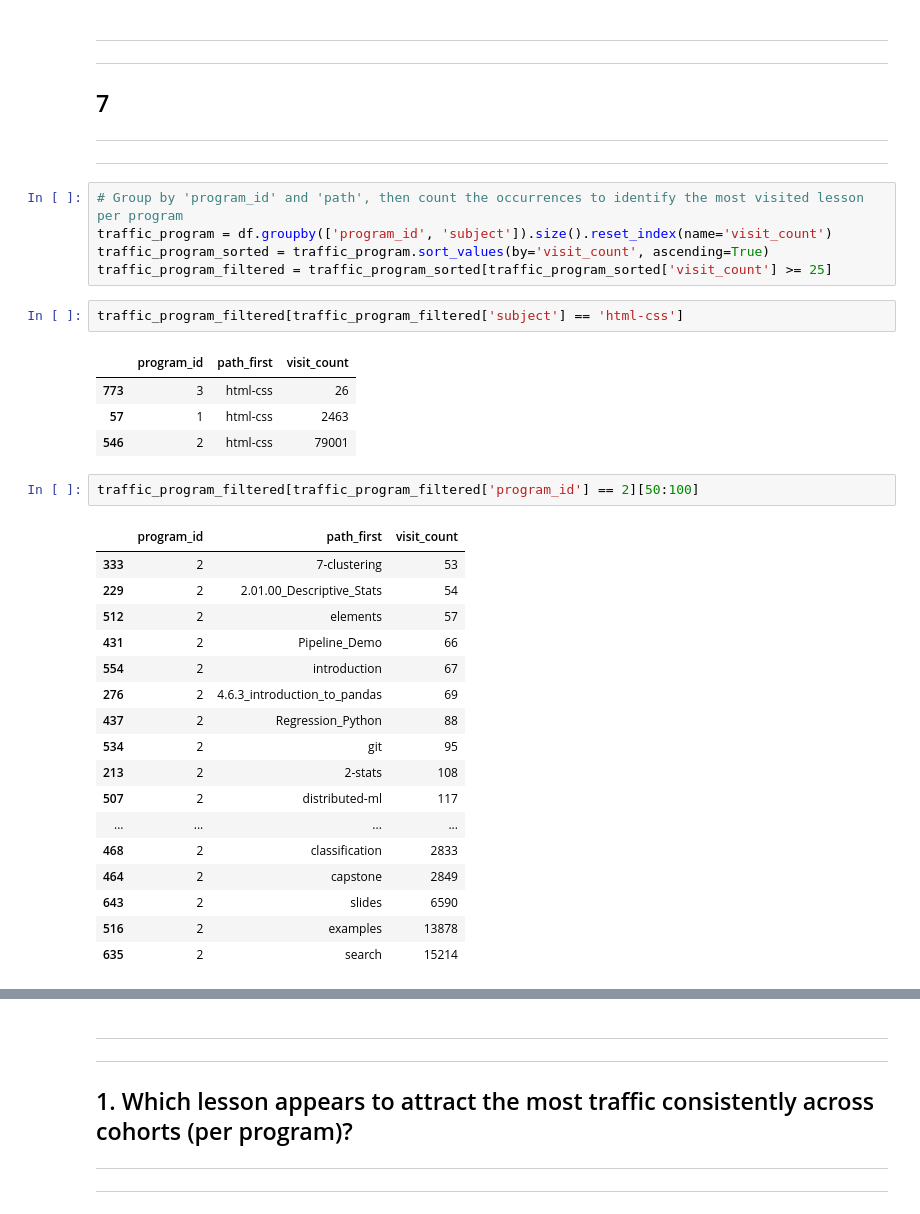
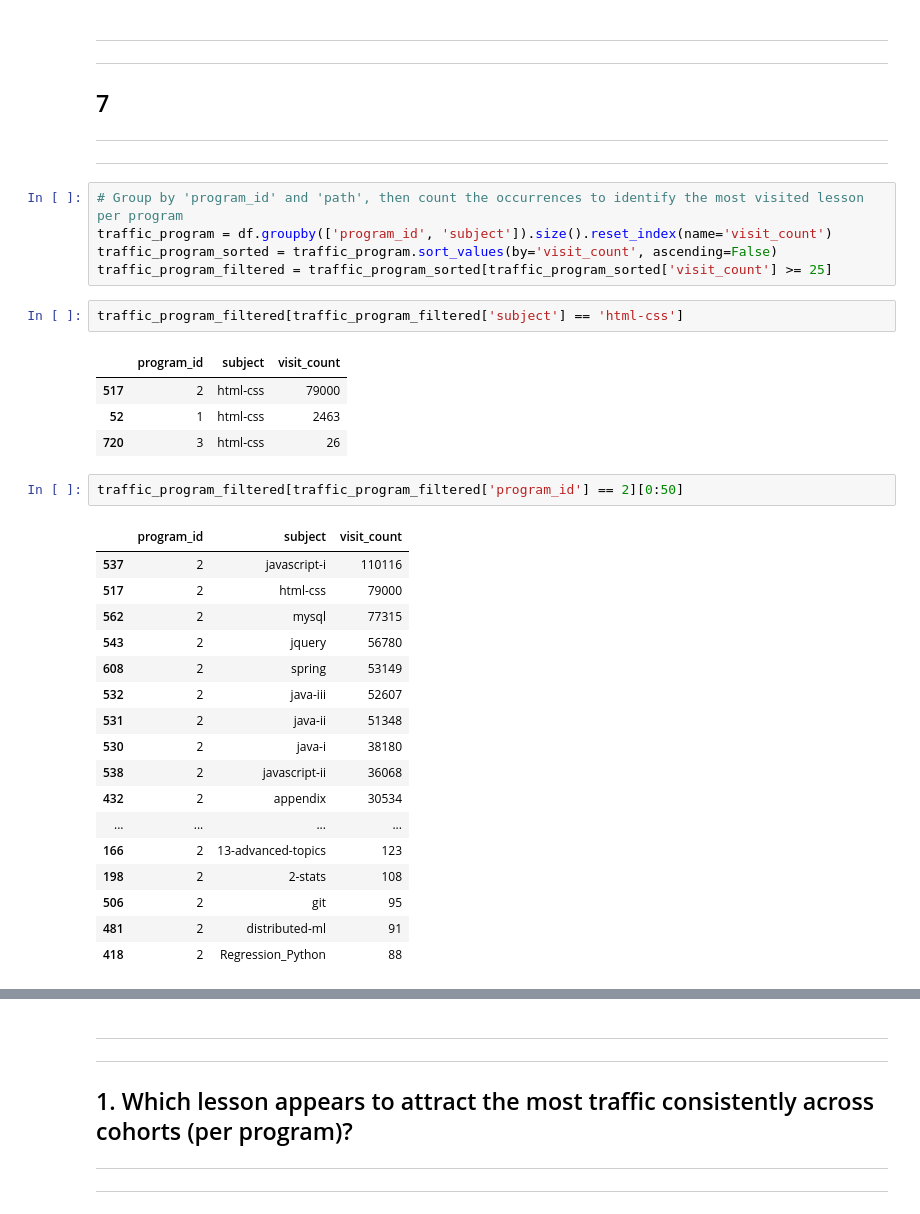
Before and after one commit to project-curriculum/curriculum, a Jupyter notebook: John/johns_aquire.ipynb, the cells around one changed output, grey strips where cells are left out. Saved outputs shown, nothing was run; the diff lists cells and outputs as text.

```diff
--- a/John/johns_aquire.ipynb
+++ b/John/johns_aquire.ipynb
@@ -169,35 +169,35 @@ forward_slash_count
 # %%
 # Group by 'program_id' and 'path', then count the occurrences to identify the most visited lesson per program
 traffic_program = df.groupby(['program_id', 'subject']).size().reset_index(name='visit_count')
-traffic_program_sorted = traffic_program.sort_values(by='visit_count', ascending=True)
+traffic_program_sorted = traffic_program.sort_values(by='visit_count', ascending=False)
 traffic_program_filtered = traffic_program_sorted[traffic_program_sorted['visit_count'] >= 25]
 # %%
 traffic_program_filtered[traffic_program_filtered['subject'] == 'html-css']
 # %% [output]
-|  | program_id | path_first | visit_count |
-| 773 | 3 | html-css | 26 |
-| 57 | 1 | html-css | 2463 |
-| 546 | 2 | html-css | 79001 |
+|  | program_id | subject | visit_count |
+| 517 | 2 | html-css | 79000 |
+| 52 | 1 | html-css | 2463 |
+| 720 | 3 | html-css | 26 |
 # %%
-traffic_program_filtered[traffic_program_filtered['program_id'] == 2][50:100]
+traffic_program_filtered[traffic_program_filtered['program_id'] == 2][0:50]
 # %% [output]
-|  | program_id | path_first | visit_count |
-| 333 | 2 | 7-clustering | 53 |
-| 229 | 2 | 2.01.00_Descriptive_Stats | 54 |
-| 512 | 2 | elements | 57 |
-| 431 | 2 | Pipeline_Demo | 66 |
-| 554 | 2 | introduction | 67 |
-| 276 | 2 | 4.6.3_introduction_to_pandas | 69 |
-| 437 | 2 | Regression_Python | 88 |
-| 534 | 2 | git | 95 |
-| 213 | 2 | 2-stats | 108 |
-| 507 | 2 | distributed-ml | 117 |
+|  | program_id | subject | visit_count |
+| 537 | 2 | javascript-i | 110116 |
+| 517 | 2 | html-css | 79000 |
+| 562 | 2 | mysql | 77315 |
+| 543 | 2 | jquery | 56780 |
+| 608 | 2 | spring | 53149 |
+| 532 | 2 | java-iii | 52607 |
+| 531 | 2 | java-ii | 51348 |
+| 530 | 2 | java-i | 38180 |
+| 538 | 2 | javascript-ii | 36068 |
+| 432 | 2 | appendix | 30534 |
 | ... | ... | ... | ... |
-| 468 | 2 | classification | 2833 |
-| 464 | 2 | capstone | 2849 |
-| 643 | 2 | slides | 6590 |
-| 516 | 2 | examples | 13878 |
-| 635 | 2 | search | 15214 |
+| 166 | 2 | 13-advanced-topics | 123 |
+| 198 | 2 | 2-stats | 108 |
+| 506 | 2 | git | 95 |
+| 481 | 2 | distributed-ml | 91 |
+| 418 | 2 | Regression_Python | 88 |
 # %%
 # Group by 'program_id' and 'path', then count the occurrences to identify the most visited lesson per program
 traffic_program = df.groupby(['program_id', 'subject']).size().reset_index(name='visit_count')
```
Also changed, not shown: parts of 14 cells of this notebook, 1 other file.
